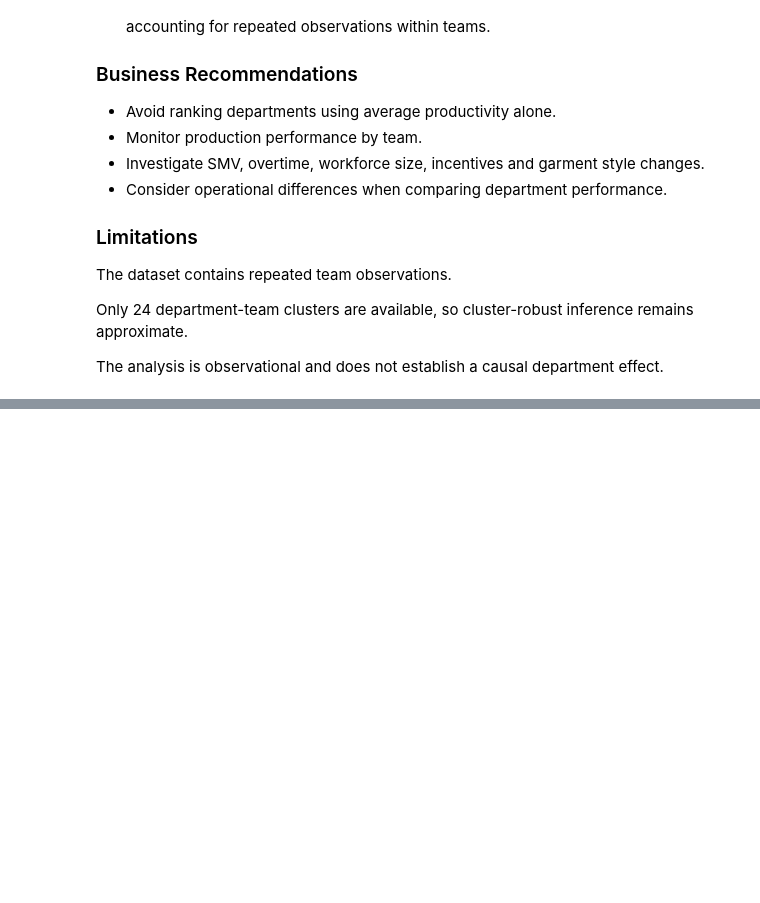
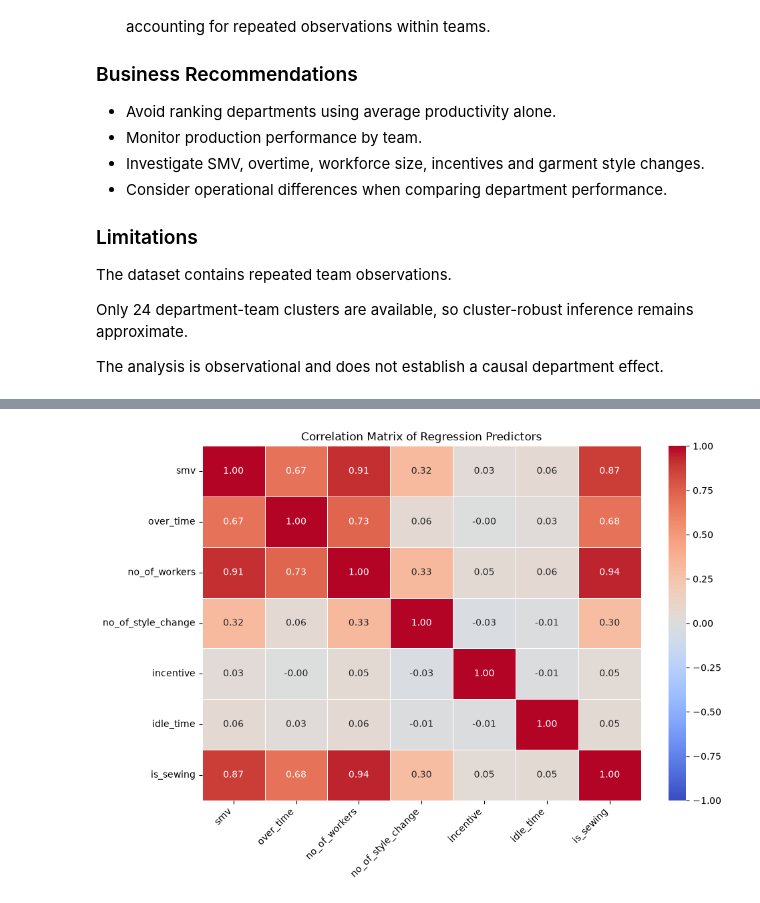
Before and after one commit to Reshmila2002/garment-production-intelligence, a Jupyter notebook: notebooks/04_statistical_productivity_analysis.ipynb, the cells around one changed output, grey strips where cells are left out. Drawn from its saved outputs; the diff is of its cells as text; code cells hidden in the pictures; blank space fills up the shorter version.

Commit message:
Update 04_statistical_productivity_analysis.ipynb
Add multiple regression diagnostics and sensitivity analysis

```diff
--- a/notebooks/04_statistical_productivity_analysis.ipynb
+++ b/notebooks/04_statistical_productivity_analysis.ipynb
@@ -727,0 +1048,27 @@ establish a causal department effect.
+# %%
+
+import matplotlib.pyplot as plt
+import seaborn as sns
+
+plt.figure(figsize=(10, 7))
+
+sns.heatmap(
+    correlation_matrix,
+    annot=True,
+    fmt=".2f",
+    cmap="coolwarm",
+    center=0,
+    vmin=-1,
+    vmax=1,
+    linewidths=0.5
+)
+
+plt.title("Correlation Matrix of Regression Predictors")
+
+plt.xticks(rotation=45, ha="right")
+plt.yticks(rotation=0)
+
+plt.tight_layout()
+plt.show()
+# %% [output]
+[figure, added]
```
Also changed, not shown: parts of 26 cells of this notebook.
